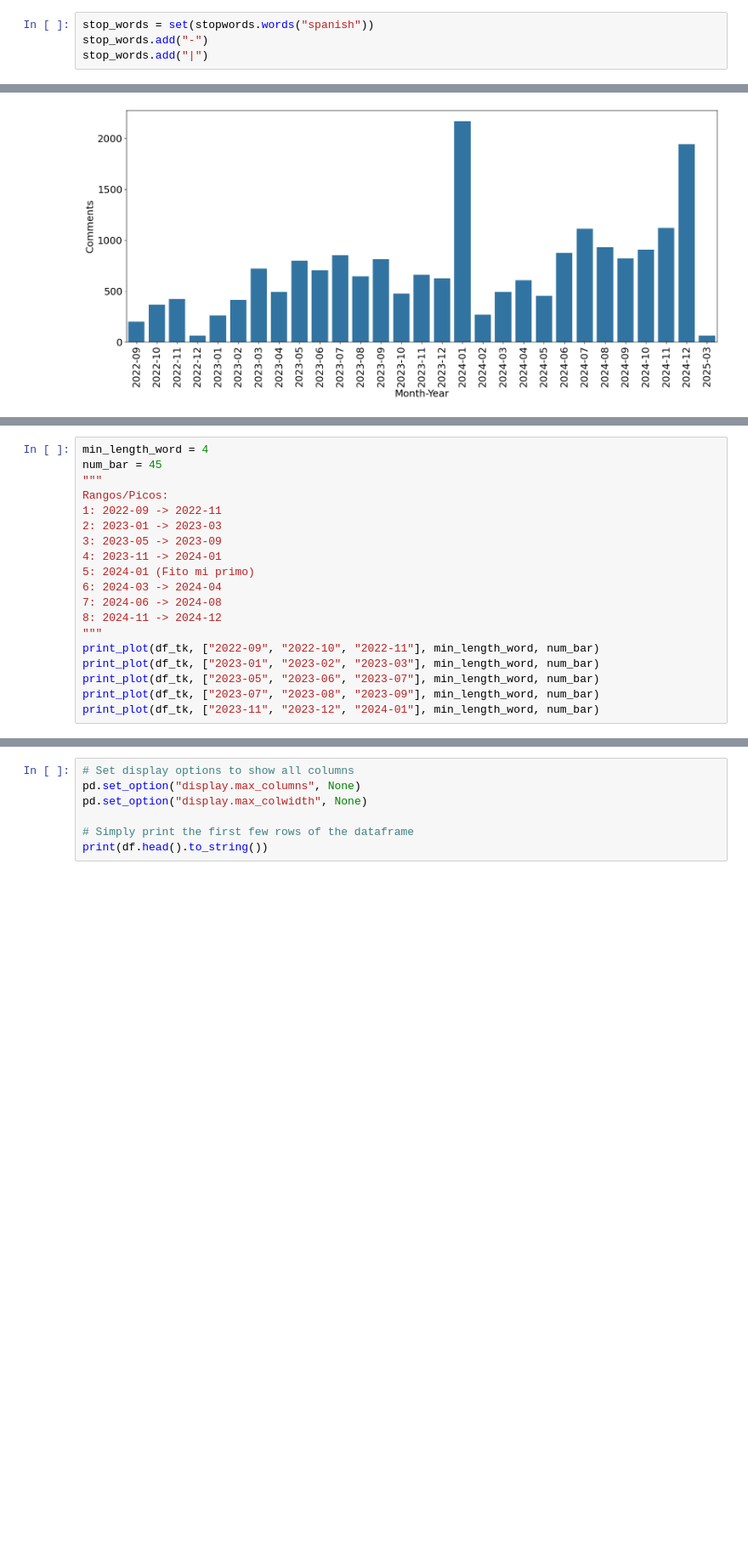
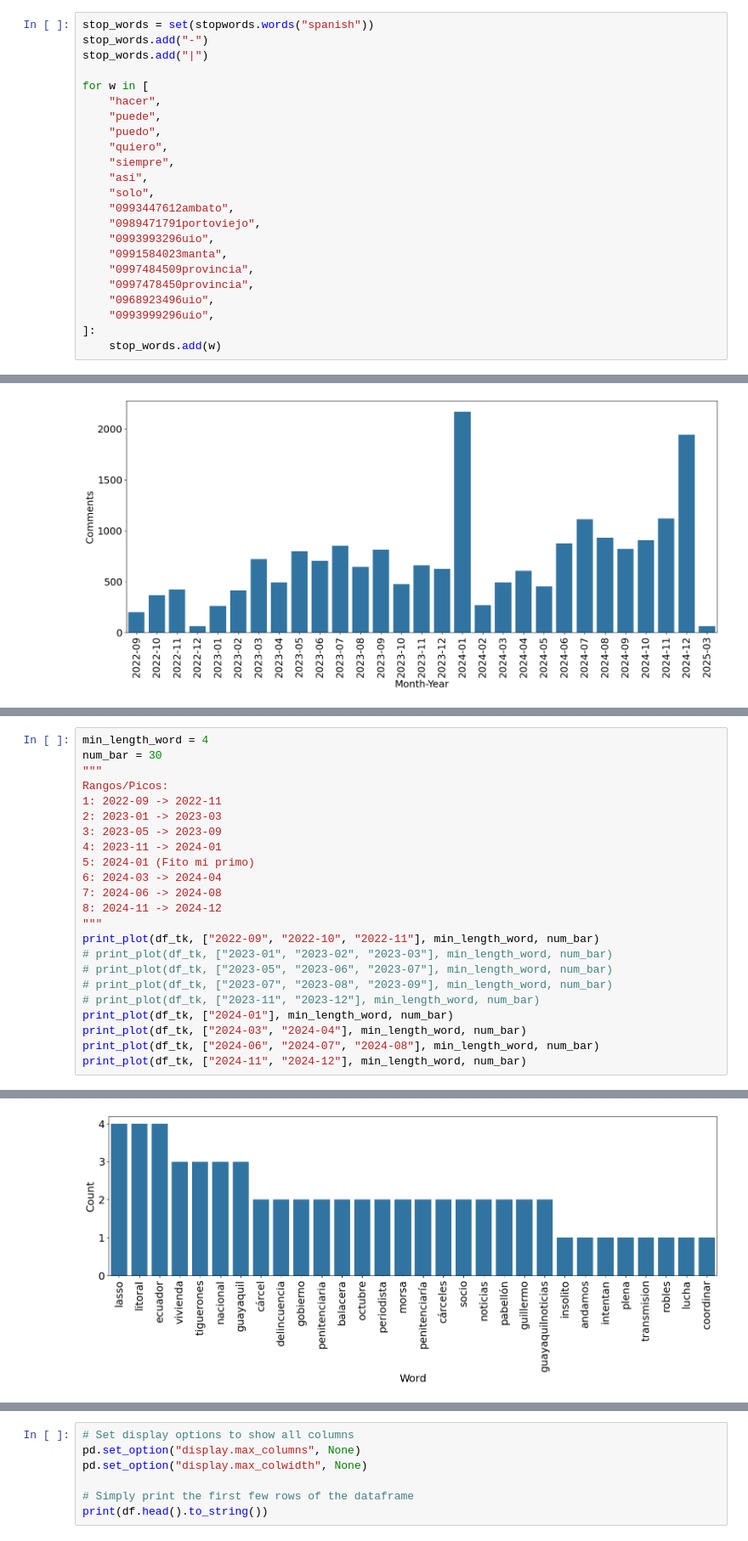
Before and after one commit to enmanuelmag/ID-v3-Scrapper, a Jupyter notebook: notebooks/Data.ipynb, the cells around one changed output, grey strips where cells are left out. Shown at 85% size. Saved outputs shown, nothing was run; the diff lists cells and outputs as text; blank space fills up the shorter version.

```diff
--- a/notebooks/Data.ipynb
+++ b/notebooks/Data.ipynb
@@ -33,6 +33,25 @@ First date: 2020-12-12 00:00:00 | Last date: 2025-03-01 00:00:00
 stop_words = set(stopwords.words("spanish"))
 stop_words.add("-")
 stop_words.add("|")
+
+for w in [
+    "hacer",
+    "puede",
+    "puedo",
+    "quiero",
+    "siempre",
+    "así",
+    "solo",
+    "0993447612ambato",
+    "0989471791portoviejo",
+    "0993993296uio",
+    "0991584023manta",
+    "0997484509provincia",
+    "0997478450provincia",
+    "0968923496uio",
+    "0993999296uio",
+]:
+    stop_words.add(w)
 # %%
 # plot gauss distribution of dates
 sns.histplot(df_tk["date_parsed"], kde=True)
@@ -176,6 +226,6 @@ def print_plot(
 # %%
 min_length_word = 4
-num_bar = 45
+num_bar = 30
 """
 Rangos/Picos:
 1: 2022-09 -> 2022-11
@@ -188,9 +238,13 @@ Rangos/Picos:
 8: 2024-11 -> 2024-12
 """
 print_plot(df_tk, ["2022-09", "2022-10", "2022-11"], min_length_word, num_bar)
-print_plot(df_tk, ["2023-01", "2023-02", "2023-03"], min_length_word, num_bar)
-print_plot(df_tk, ["2023-05", "2023-06", "2023-07"], min_length_word, num_bar)
-print_plot(df_tk, ["2023-07", "2023-08", "2023-09"], min_length_word, num_bar)
-print_plot(df_tk, ["2023-11", "2023-12", "2024-01"], min_length_word, num_bar)
+# print_plot(df_tk, ["2023-01", "2023-02", "2023-03"], min_length_word, num_bar)
+# print_plot(df_tk, ["2023-05", "2023-06", "2023-07"], min_length_word, num_bar)
+# print_plot(df_tk, ["2023-07", "2023-08", "2023-09"], min_length_word, num_bar)
+# print_plot(df_tk, ["2023-11", "2023-12"], min_length_word, num_bar)
+print_plot(df_tk, ["2024-01"], min_length_word, num_bar)
+print_plot(df_tk, ["2024-03", "2024-04"], min_length_word, num_bar)
+print_plot(df_tk, ["2024-06", "2024-07", "2024-08"], min_length_word, num_bar)
+print_plot(df_tk, ["2024-11", "2024-12"], min_length_word, num_bar)
 # %% [output]
 --------------------------------------------------
@@ -196,0 +255 @@ print_plot(df_tk, ["2023-11", "2023-12", "2024-01"], min_length_word, num_bar)
+[figure, added]
```
Also changed, not shown: parts of 3 cells of this notebook, 12 other files.
